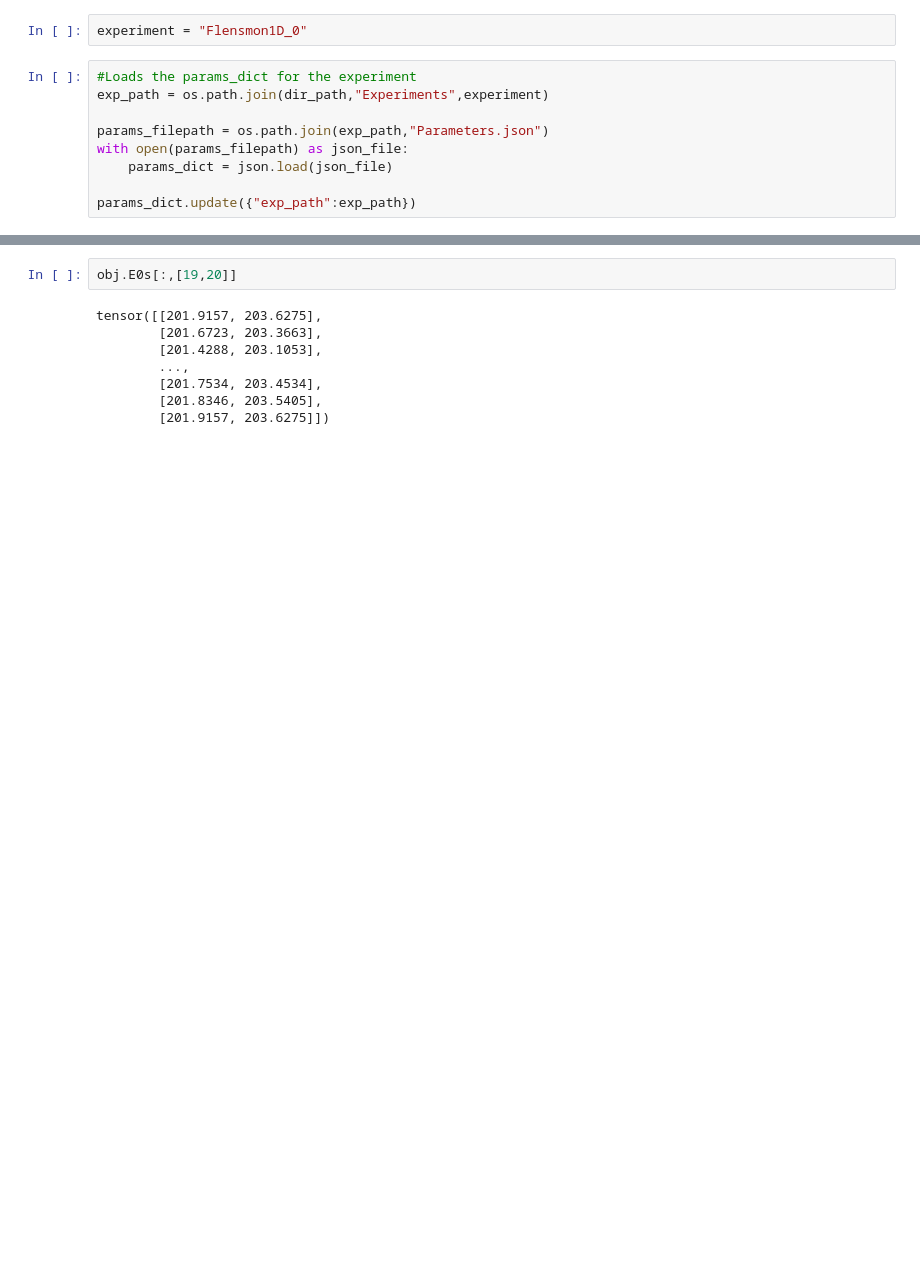
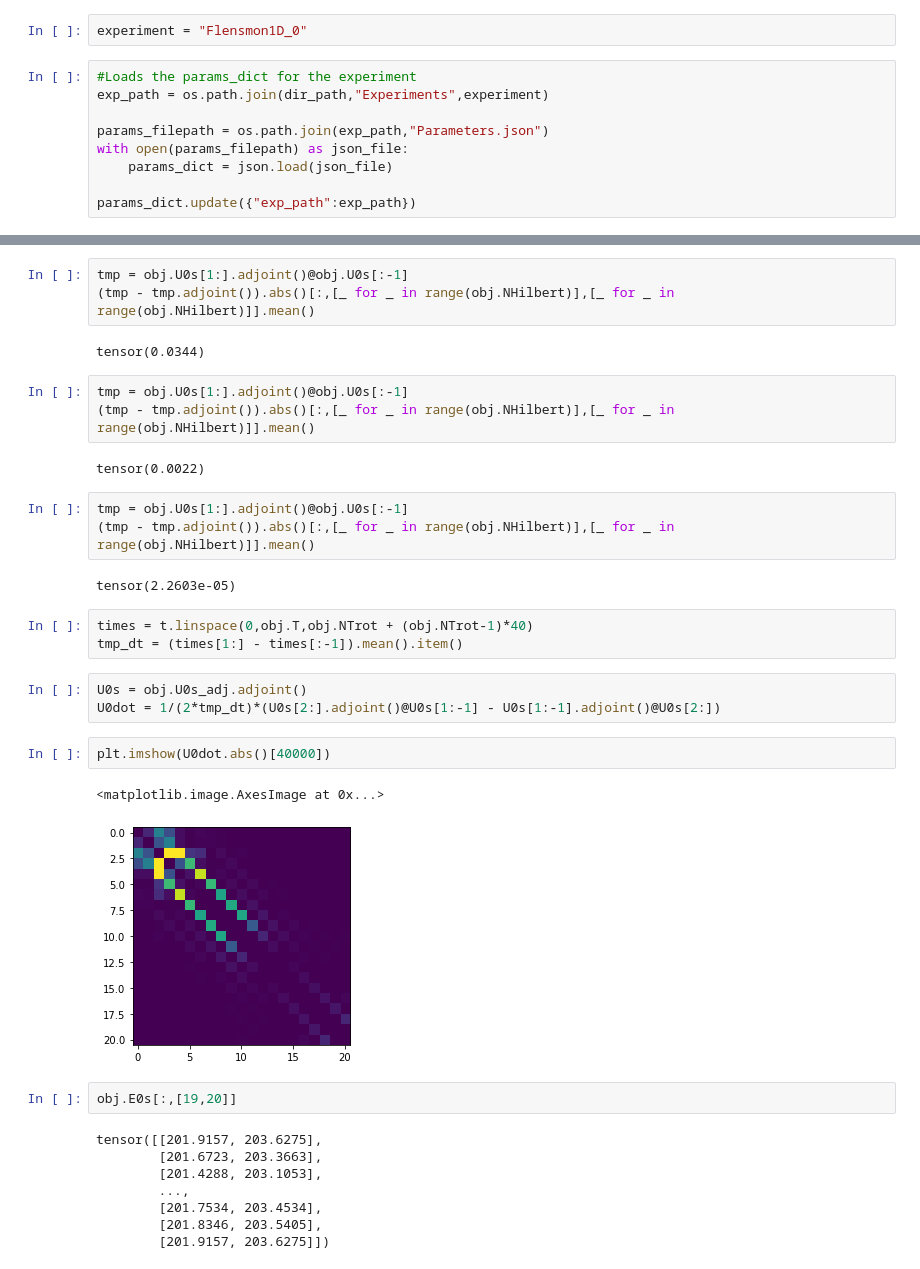
Before and after one commit to Vinther901/Quantum-Optimal-Control, a Jupyter notebook: 1DToyExample/RunExperiments.ipynb, the cells around one changed output, grey strips where cells are left out. Cells and saved outputs as stored; diff of their text form; blank space fills up the shorter version.

```diff
--- a/1DToyExample/RunExperiments.ipynb
+++ b/1DToyExample/RunExperiments.ipynb
@@ -68,3 +64,29 @@ plt.plot(obj.E0s);
+# %%
+tmp = obj.U0s[1:].adjoint()@obj.U0s[:-1]
+(tmp - tmp.adjoint()).abs()[:,[_ for _ in range(obj.NHilbert)],[_ for _ in range(obj.NHilbert)]].mean()
+# %% [output]
+tensor(0.0344)
+# %%
+tmp = obj.U0s[1:].adjoint()@obj.U0s[:-1]
+(tmp - tmp.adjoint()).abs()[:,[_ for _ in range(obj.NHilbert)],[_ for _ in range(obj.NHilbert)]].mean()
+# %% [output]
+tensor(0.0022)
+# %%
+tmp = obj.U0s[1:].adjoint()@obj.U0s[:-1]
+(tmp - tmp.adjoint()).abs()[:,[_ for _ in range(obj.NHilbert)],[_ for _ in range(obj.NHilbert)]].mean()
+# %% [output]
+tensor(2.2603e-05)
+# %%
+times = t.linspace(0,obj.T,obj.NTrot + (obj.NTrot-1)*40)
+tmp_dt = (times[1:] - times[:-1]).mean().item()
+# %%
+U0s = obj.U0s_adj.adjoint()
+U0dot = 1/(2*tmp_dt)*(U0s[2:].adjoint()@U0s[1:-1] - U0s[1:-1].adjoint()@U0s[2:])
+# %%
+plt.imshow(U0dot.abs()[40000])
+# %% [output]
+<matplotlib.image.AxesImage at 0x...>
+[figure, added]
 # %%
 obj.E0s[:,[19,20]]
 # %% [output]
```
Also changed, not shown: parts of 2 cells of this notebook, 2 other files.
